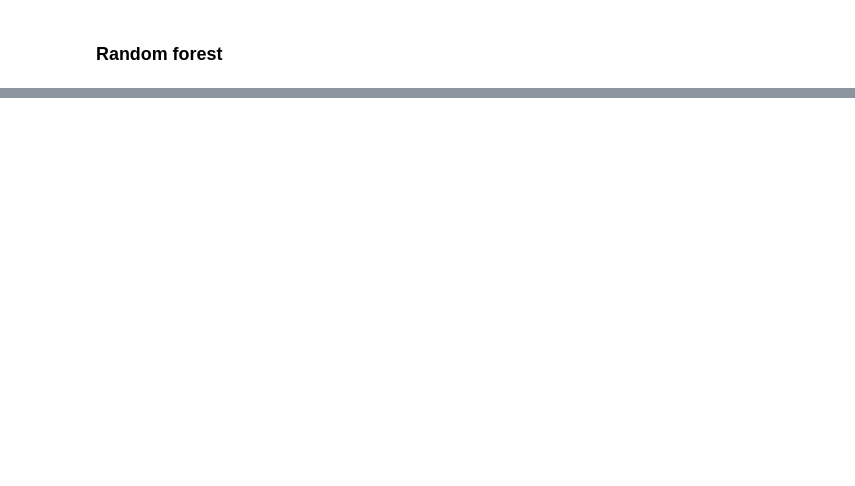
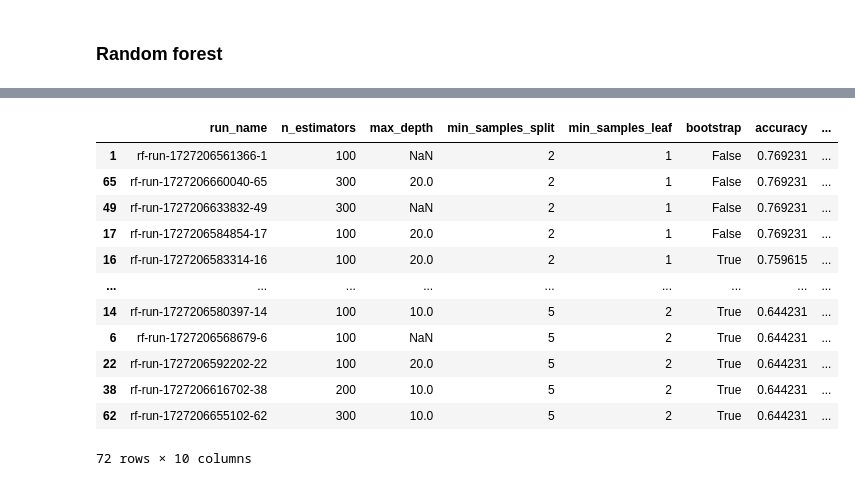
Before and after one commit to akalankasakalasooriya/sjp-ml-assignment, a Jupyter notebook: customers_loan.ipynb, the cells around one changed output, grey strips where cells are left out. Saved outputs shown, nothing was run; the diff lists cells and outputs as text; code cells hidden in the pictures; blank space fills up the shorter version.

```diff
--- a/customers_loan.ipynb
+++ b/customers_loan.ipynb
@@ -336,0 +402,31 @@ Run information has been logged in MLflow.
+# %%
+import pandas as pd
+from sklearn.svm import SVC
+from sklearn.metrics import classification_report, accuracy_score, confusion_matrix
+
+# Initialize the SVM model
+svm_model = SVC(random_state=42, kernel='rbf')  # You can tune kernel type ('linear', 'rbf', 'poly', etc.)
+
+# Train the model on the training data
+svm_model.fit(X_train, y_train)
+
+# Predict outcomes for the test set
+y_pred = svm_model.predict(X_test)
+
+# Evaluate the model
+accuracy = accuracy_score(y_test, y_pred)
+conf_matrix = confusion_matrix(y_test, y_pred)
+class_report = classification_report(y_test, y_pred)
+
+# Print evaluation results
+print(f"Accuracy: {accuracy:.4f}")
+print("Confusion Matrix:")
+print(conf_matrix)
+print("Classification Report:")
+print(class_report)
+
+# Add predictions to the test_data for inspection
+test_data['Predicted_Outcome'] = y_pred
+
+# Print first few rows of test data with predictions
+print(test_data.head())
@@ -336,0 +575,17 @@ Run information has been logged in MLflow.
+# %%
+results_df.sort_values('f1_score', ascending=False)
+# rf-run-1727206561366-1	100	NaN	2	1	False	0.769231	0.794458	0.769231	0.767433
+# %% [output]
+|  | run_name | n_estimators | max_depth | min_samples_split | min_samples_leaf | bootstrap | accuracy | ... |
+| 1 | rf-run-1727206561366-1 | 100 | NaN | 2 | 1 | False | 0.769231 | ... |
+| 65 | rf-run-1727206660040-65 | 300 | 20.0 | 2 | 1 | False | 0.769231 | ... |
+| 49 | rf-run-1727206633832-49 | 300 | NaN | 2 | 1 | False | 0.769231 | ... |
+| 17 | rf-run-1727206584854-17 | 100 | 20.0 | 2 | 1 | False | 0.769231 | ... |
+| 16 | rf-run-1727206583314-16 | 100 | 20.0 | 2 | 1 | True | 0.759615 | ... |
+| ... | ... | ... | ... | ... | ... | ... | ... | ... |
+| 14 | rf-run-1727206580397-14 | 100 | 10.0 | 5 | 2 | True | 0.644231 | ... |
+| 6 | rf-run-1727206568679-6 | 100 | NaN | 5 | 2 | True | 0.644231 | ... |
+| 22 | rf-run-1727206592202-22 | 100 | 20.0 | 5 | 2 | True | 0.644231 | ... |
+| 38 | rf-run-1727206616702-38 | 200 | 10.0 | 5 | 2 | True | 0.644231 | ... |
+| 62 | rf-run-1727206655102-62 | 300 | 10.0 | 5 | 2 | True | 0.644231 | ... |
+72 rows × 10 columns
```
Also changed, not shown: parts of 14 cells of this notebook.
